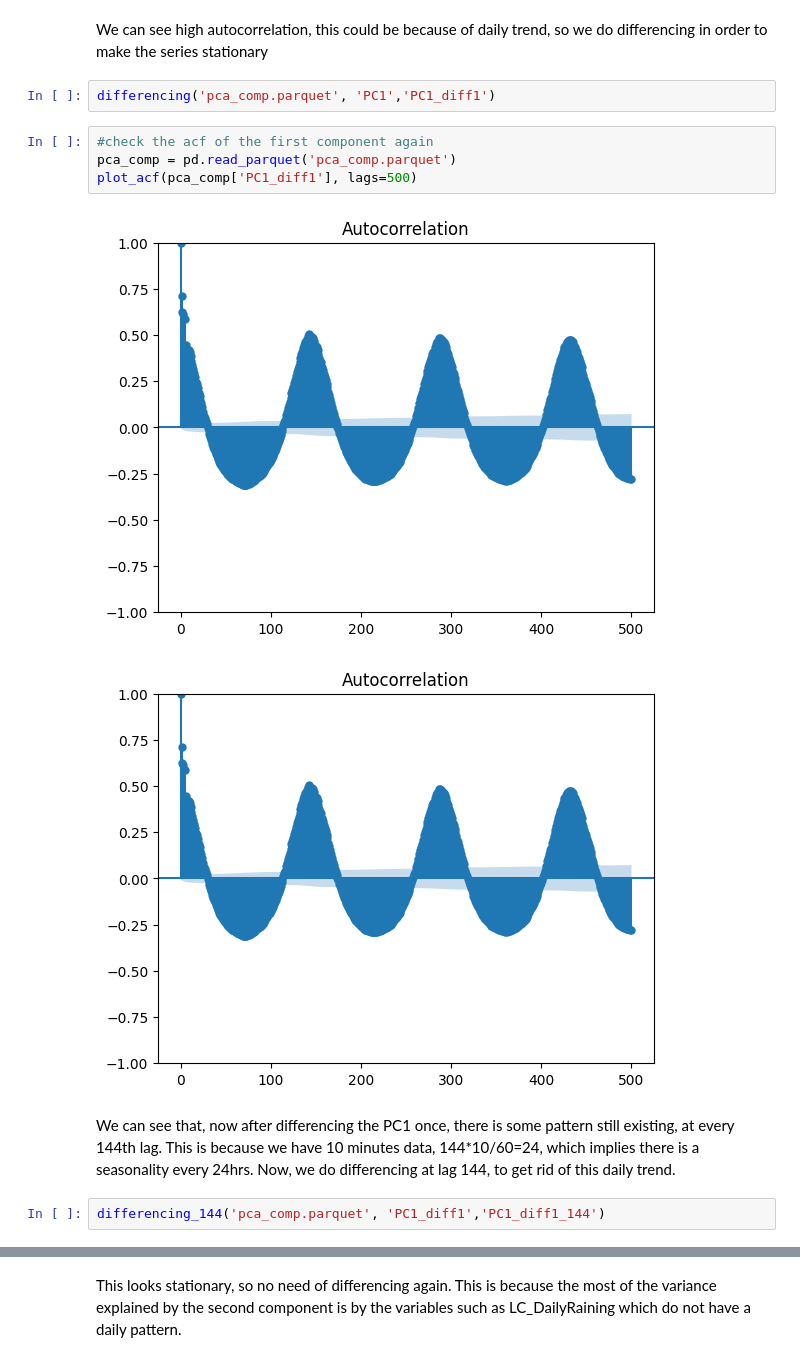
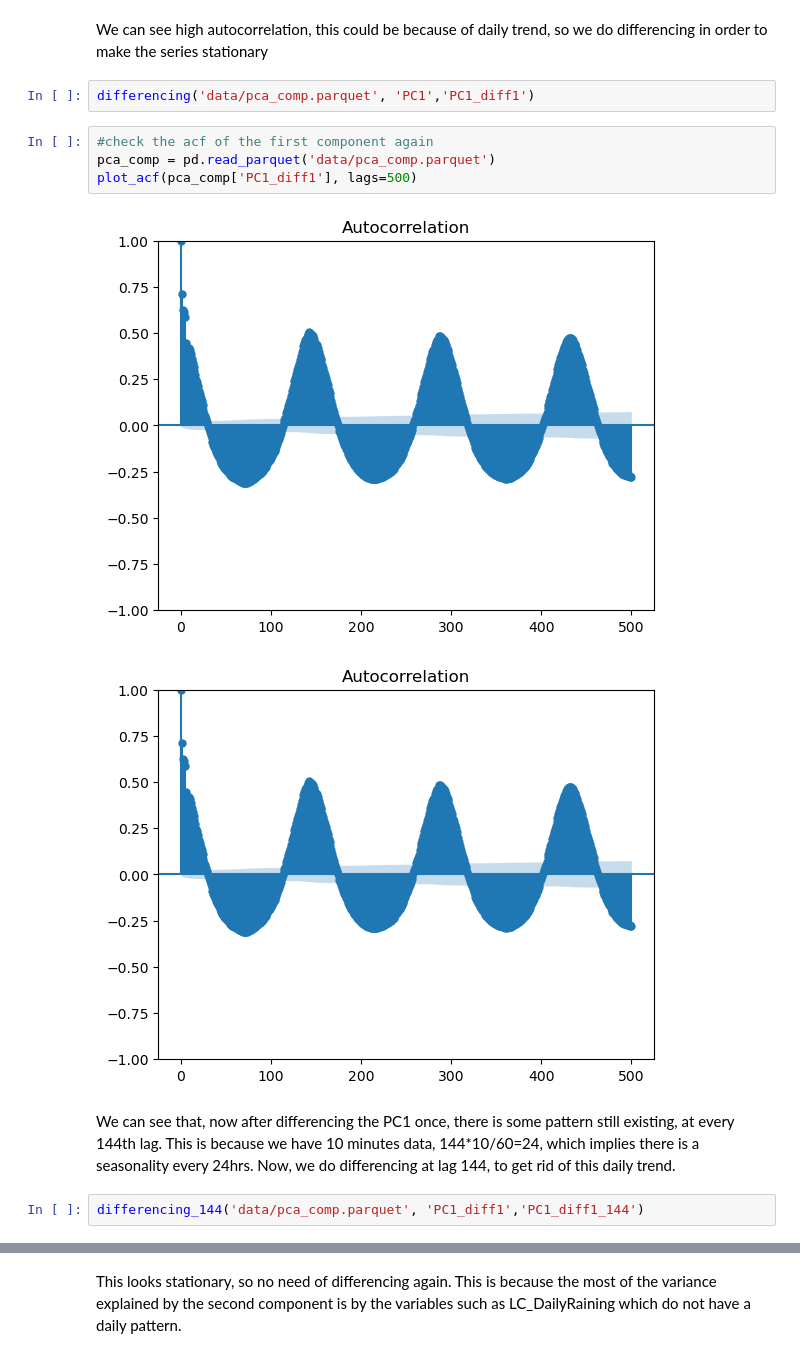
Before and after one commit to guidbem/MDA-Project-Noise-Leuven, a Jupyter notebook: granger.ipynb, the cells around one changed output, grey strips where cells are left out. Drawn from its saved outputs; the diff is of its cells as text.

```diff
--- a/granger.ipynb
+++ b/granger.ipynb
@@ -34,17 +34,17 @@ plot_acf(pca_comp['PC1'], lags=5000)
 # %% [markdown]
 We can see high autocorrelation, this could be because of daily trend, so we do differencing in order to make the series stationary
 # %%
-differencing('pca_comp.parquet', 'PC1','PC1_diff1')
+differencing('data/pca_comp.parquet', 'PC1','PC1_diff1')
 # %%
 #check the acf of the first component again
-pca_comp = pd.read_parquet('pca_comp.parquet')
+pca_comp = pd.read_parquet('data/pca_comp.parquet')
 plot_acf(pca_comp['PC1_diff1'], lags=500)
 # %% [output]
-[figure, old version]
+[figure, new version]
-[figure, old version]
+[figure, new version]
 # %% [markdown]
 We can see that, now after differencing the PC1 once, there is some pattern still existing, at every 144th lag. This is because we have 10 minutes data, 144*10/60=24, which implies there is a seasonality every 24hrs. Now, we do differencing at lag 144, to get rid of this daily trend.
 # %%
-differencing_144('pca_comp.parquet', 'PC1_diff1','PC1_diff1_144')
+differencing_144('data/pca_comp.parquet', 'PC1_diff1','PC1_diff1_144')
 # %%
 #check the acf of the first component after differencing at 144 lags
```
Also changed, not shown: parts of 24 cells of this notebook, 2 other files.
